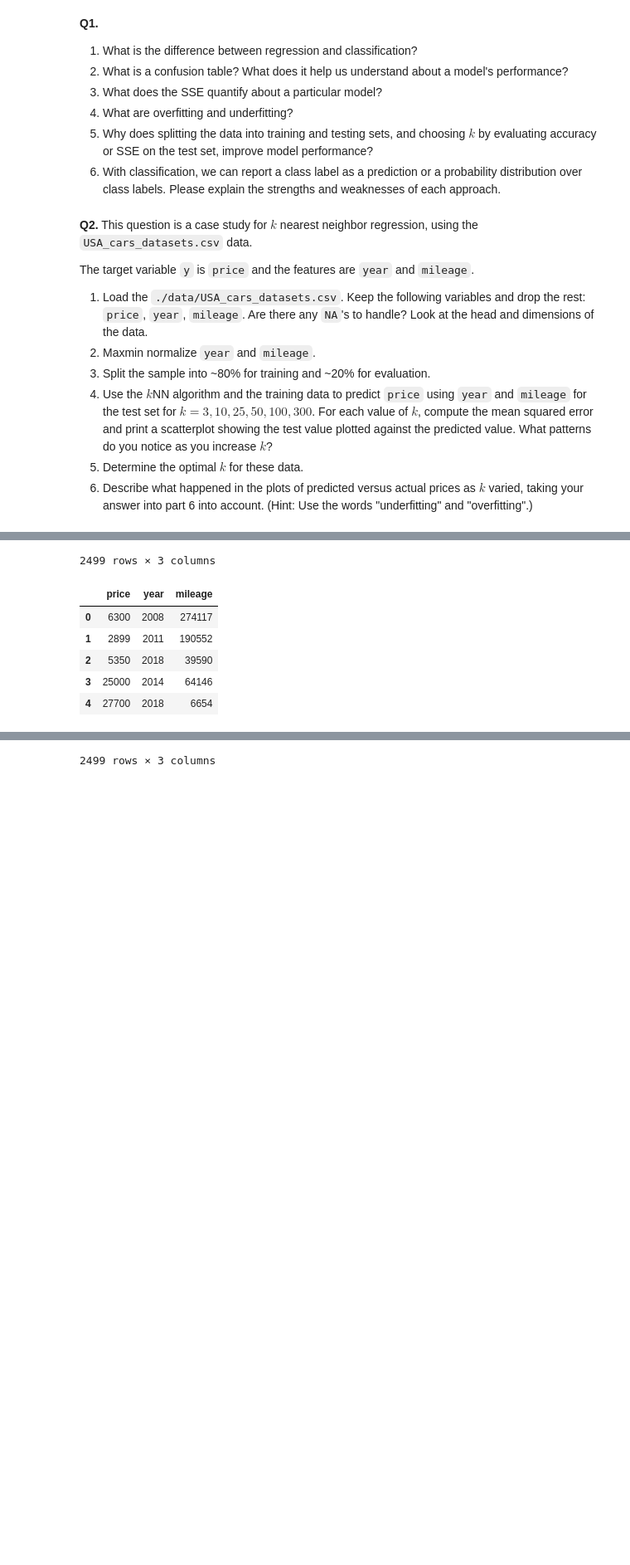
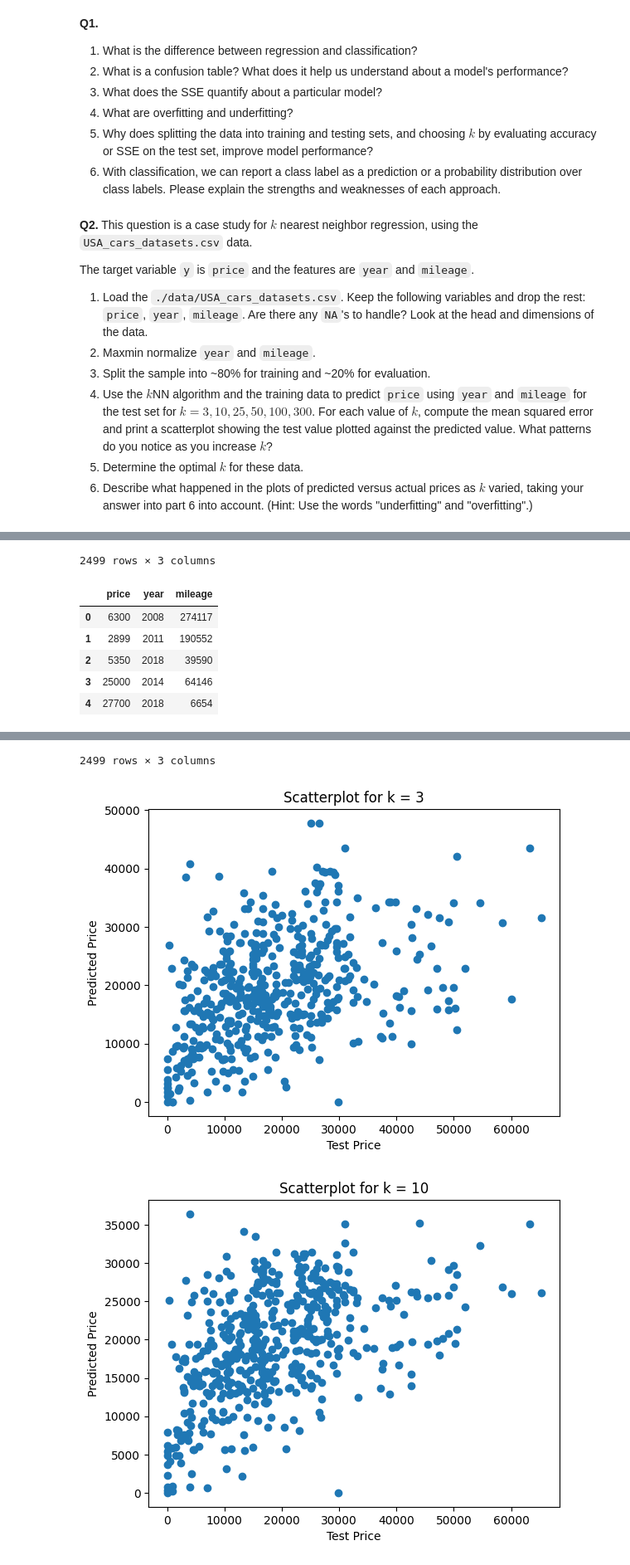
Before and after one commit to dylanmulieri/KNN, a Jupyter notebook: assignment/assignment.ipynb, the cells around one changed output, grey strips where cells are left out. Shown at 83% size. Saved outputs shown, nothing was run; the diff lists cells and outputs as text; code cells hidden in the pictures; blank space fills up the shorter version.

```diff
--- a/assignment/assignment.ipynb
+++ b/assignment/assignment.ipynb
@@ -112,10 +112,38 @@ from sklearn.neighbors import KNeighborsRegressor
 
 # Create kNN algorithm to predict 'price' using 'year' and 'mileage' for k = 3, 10, 25, 50, 100, 300
 k_values = [3, 10, 25, 50, 100, 300]
+
 for k in k_values:
   model = KNeighborsRegressor(n_neighbors=k)
   fitted_model = model.fit(x_train, y_train)
-  y_hat = fitted_model.predict(x_test)
+  y_hat_test = fitted_model.predict(x_test) # Predictions for test set
+  SSE.append(np.sum((y_test - y_hat_test)**2))
+
+  # Plot using test predictions
+  plt.scatter(y_test, y_hat_test)
+  plt.xlabel('Test Price')
+  plt.ylabel('Predicted Price')
+  plt.title(f'Scatterplot for k = {k}')
+  plt.show()
+
+  y_hat_train = fitted_model.predict(x_train) # Predictions for training set
+  SSE_on_train.append(np.sum((y_train - y_hat_train)**2))
+
+# 5
+# Determine the optimal k for these data.
+
+k_star_index = np.argmin(SSE)
+k_star = k_values[k_star_index]
+
+print(f"The optimal k value is: {k_star}")
+
+# 6
+# Describe what happened in the plots of predicted versus actual prices as k varied
+'''
+As k increases, the predicted price at any given test price began shifting toward more expensive.
+The results also appear to be more spread out as k increases.
+The tight spread of the low k data implies overfitting and the wider spread of the high k data implies underfitting.
+'''
 # %% [output]
 |  | price | year | mileage |
 | 0 | 6300 | 2008 | 274117 |
@@ -131,30 +159,32 @@ for k in k_values:
 | 2498 | 9200 | 2018 | 31371 |
 2499 rows × 3 columns
 |  | price | year | mileage |
 | 0 | 6300 | 2008 | 274117 |
 | 1 | 2899 | 2011 | 190552 |
 | 2 | 5350 | 2018 | 39590 |
 | 3 | 25000 | 2014 | 64146 |
 | 4 | 27700 | 2018 | 6654 |
 |  | price | year | mileage |
 | count | 2499.000000 | 2499.000000 | 2.499000e+03 |
 | mean | 18767.671469 | 2016.714286 | 5.229869e+04 |
 | std | 12116.094936 | 3.442656 | 5.970552e+04 |
 | min | 0.000000 | 1973.000000 | 0.000000e+00 |
 | 25% | 10200.000000 | 2016.000000 | 2.146650e+04 |
 | 50% | 16900.000000 | 2018.000000 | 3.536500e+04 |
 | 75% | 25555.500000 | 2019.000000 | 6.347250e+04 |
 | max | 84900.000000 | 2020.000000 | 1.017936e+06 |
 |  | price | year | mileage |
 | 0 | 6300 | 0.744681 | 0.269287 |
 | 1 | 2899 | 0.808511 | 0.187194 |
 | 2 | 5350 | 0.957447 | 0.038892 |
 | 3 | 25000 | 0.872340 | 0.063016 |
 | 4 | 27700 | 0.957447 | 0.006537 |
 | ... | ... | ... | ... |
 | 2494 | 7800 | 0.978723 | 0.023193 |
 | 2495 | 9200 | 0.957447 | 0.033944 |
 | 2496 | 9200 | 0.957447 | 0.031037 |
 | 2497 | 9200 | 0.957447 | 0.031983 |
 | 2498 | 9200 | 0.957447 | 0.030818 |
 2499 rows × 3 columns
+[figure, added]
+[figure, added]
```
Also changed, not shown: parts of 1 cell of this notebook.
